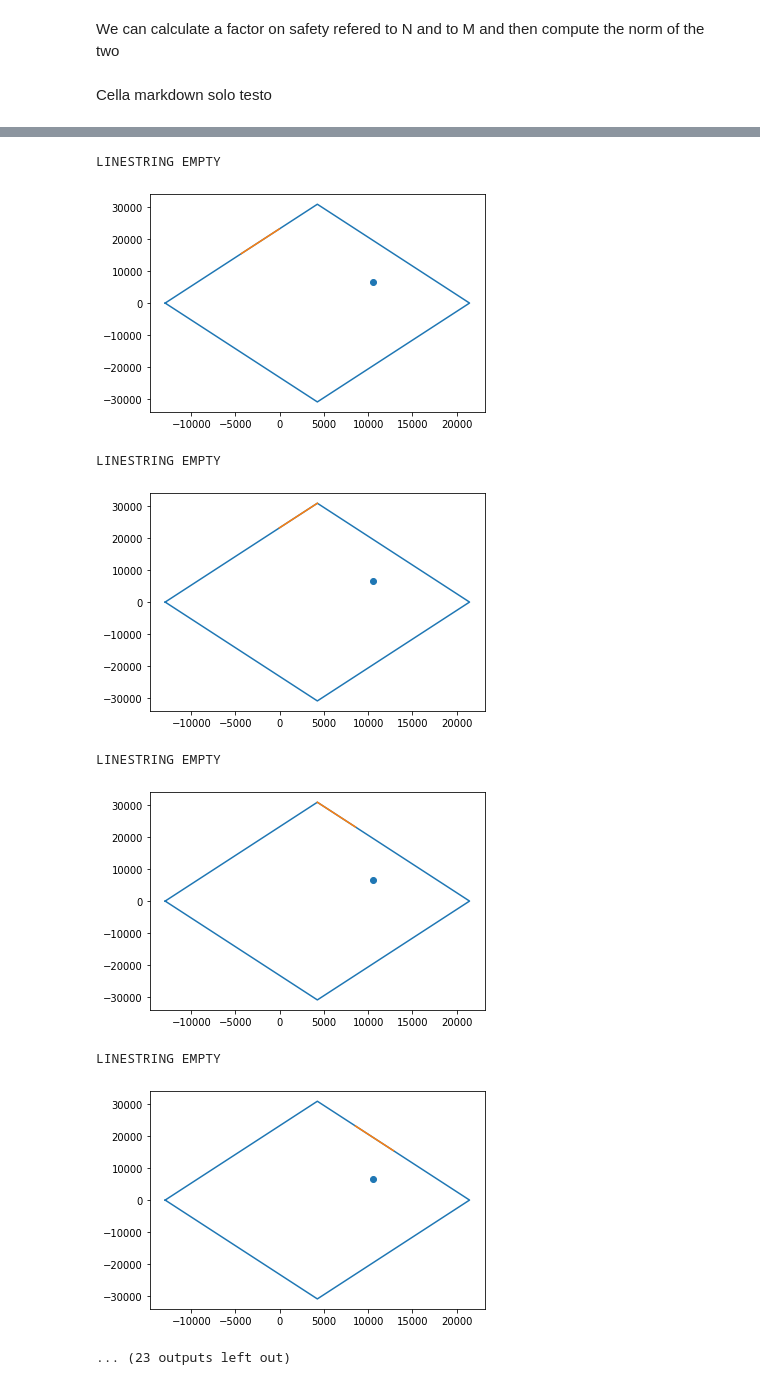
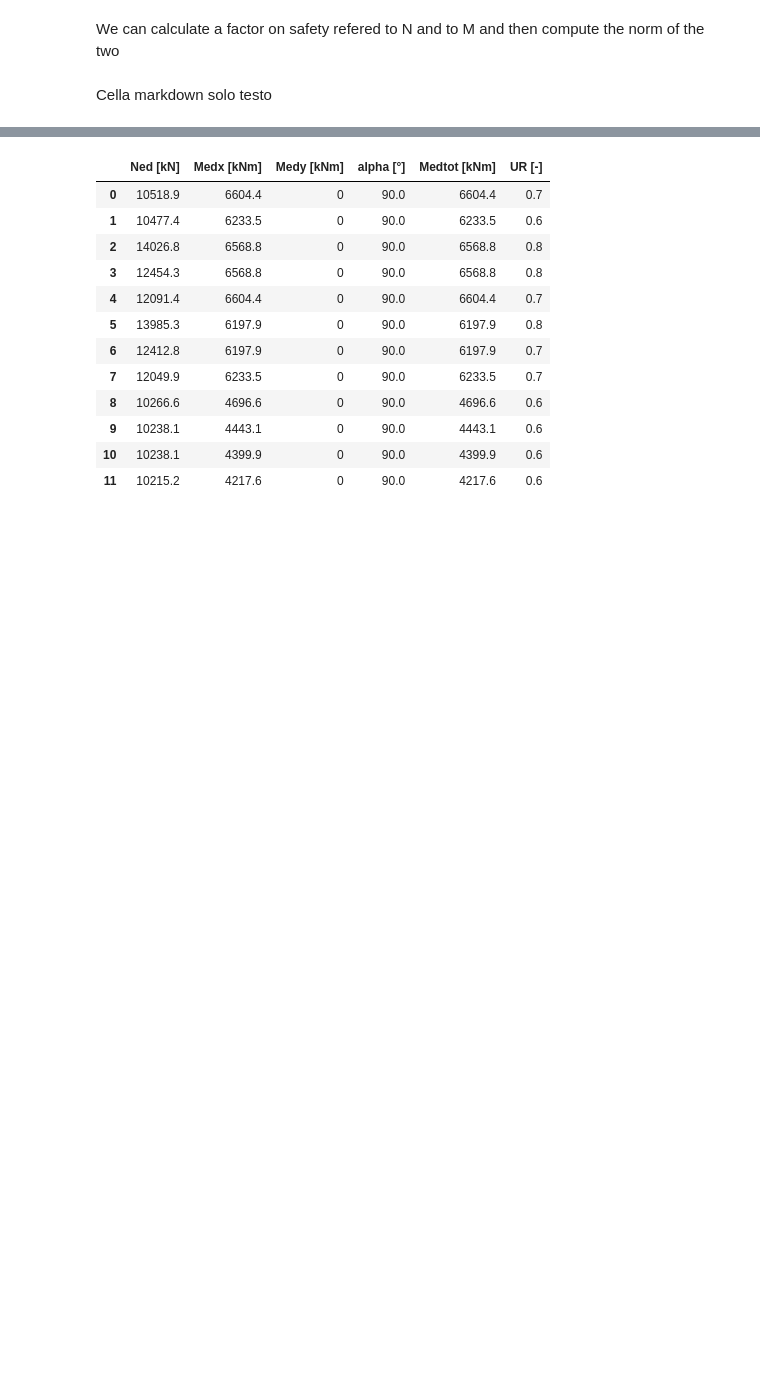
Before and after one commit to MarcoTrezzi/Interaction_Domain_for_Piled_Foundations, a Jupyter notebook: domini_notebook.ipynb, the cells around one changed output, grey strips where cells are left out. Drawn from its saved outputs; the diff is of its cells as text; code cells hidden in the pictures; blank space fills up the shorter version.

```diff
--- a/domini_notebook.ipynb
+++ b/domini_notebook.ipynb
@@ -205,15 +205,11 @@ def calc_FS(M,N,Mu,Nu):
 
         int_pt = line1.intersection(line2)
 
-        print(int_pt)
-
         if str(int_pt) != 'LINESTRING EMPTY':
 
             dist_t = np.sqrt((int_pt.x-N)**2+(int_pt.y-M)**2)
 
             if dist_t<dist:
-
-                print('check')
 
                 dist = dist_t
                 x = int_pt.x
@@ -222,27 +218,15 @@ def calc_FS(M,N,Mu,Nu):
                 dist_tot = np.sqrt((x)**2+(y)**2)
                 FS = dist_force/dist_tot
 
-                ax_tem.scatter(x,y)
-
-        plt.show()
-
         x0,y0 = Nu[i],Mu[i]
-
-    fig, ax = plt.subplots()
-    ax.plot(Nu,Mu)
-    ax.scatter(N,M)
-    ax.scatter(x,y)
-    plt.show()
-
 
     return FS,x,y,dist
 
 ur = []
 
-for i in df_loads.index[:1]:
+for i in df_loads.index:
     Mu,Nu = calc_domain(df_loads.loc[i,'alpha [°]'],df_piles)
     FS,x,y,dist = calc_FS(df_loads.loc[i,'Medtot [kNm]'],df_loads.loc[i,'Ned [kN]'],Mu,Nu)
-    print(FS,x,y,dist)
     ur.append(float(FS))
 
 df_loads['UR [-]'] = ur
@@ -255,9 +235,13 @@ LINESTRING EMPTY
-LINESTRING EMPTY
-[figure, removed]
-LINESTRING EMPTY
-[figure, removed]
-LINESTRING EMPTY
-[figure, removed]
-LINESTRING EMPTY
-[figure, removed]
-... (23 outputs left out)
+|  | Ned [kN] | Medx [kNm] | Medy [kNm] | alpha [°] | Medtot [kNm] | UR [-] |
+| 0 | 10518.9 | 6604.4 | 0 | 90.0 | 6604.4 | 0.7 |
+| 1 | 10477.4 | 6233.5 | 0 | 90.0 | 6233.5 | 0.6 |
+| 2 | 14026.8 | 6568.8 | 0 | 90.0 | 6568.8 | 0.8 |
+| 3 | 12454.3 | 6568.8 | 0 | 90.0 | 6568.8 | 0.8 |
+| 4 | 12091.4 | 6604.4 | 0 | 90.0 | 6604.4 | 0.7 |
+| 5 | 13985.3 | 6197.9 | 0 | 90.0 | 6197.9 | 0.8 |
+| 6 | 12412.8 | 6197.9 | 0 | 90.0 | 6197.9 | 0.7 |
+| 7 | 12049.9 | 6233.5 | 0 | 90.0 | 6233.5 | 0.7 |
+| 8 | 10266.6 | 4696.6 | 0 | 90.0 | 4696.6 | 0.6 |
+| 9 | 10238.1 | 4443.1 | 0 | 90.0 | 4443.1 | 0.6 |
+| 10 | 10238.1 | 4399.9 | 0 | 90.0 | 4399.9 | 0.6 |
+| 11 | 10215.2 | 4217.6 | 0 | 90.0 | 4217.6 | 0.6 |
```
Also changed, not shown: parts of 1 cell of this notebook.
